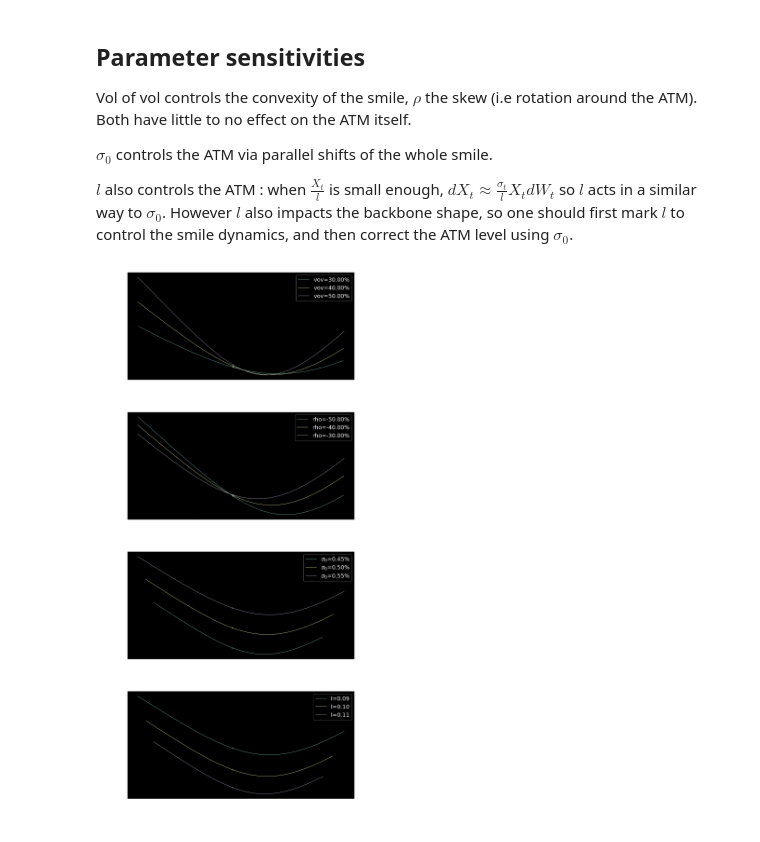
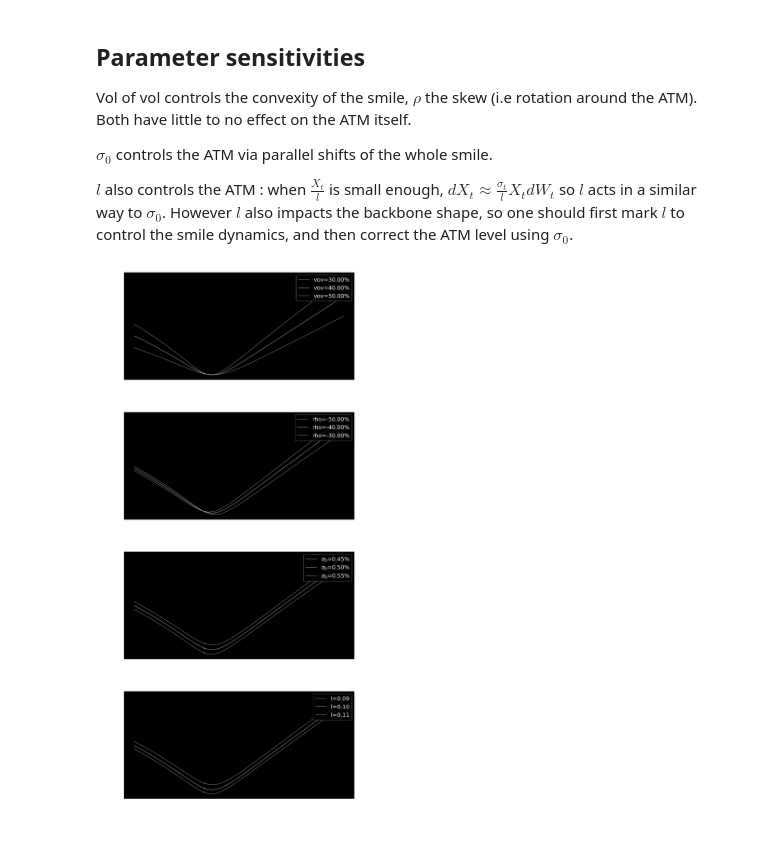
Before and after one commit to sauxpa/Quant, a Jupyter notebook: Vol Models/SABR_tanh.ipynb, the cells around one changed output. Cells and saved outputs as stored; diff of their text form; code cells hidden in the pictures.

```diff
--- a/Vol Models/SABR_tanh.ipynb
+++ b/Vol Models/SABR_tanh.ipynb
@@ -66,8 +66,8 @@ f = 2*ONE_PCT
 l = 0.1
 vov = 40*ONE_PCT
 rho = -40*ONE_PCT
-moneyness_lo = -8
-moneyness_hi = 6
+moneyness_lo = 1/10
+moneyness_hi = 3
 sigma_0 = 50*ONE_BP
 # %%
 Model_LN = SABR_tanh_LN(l=l, vov=vov, rho=rho, f=f, sigma_0=sigma_0,\
@@ -185,12 +185,15 @@ rho = -40*ONE_PCT
 sigma_0 = 200*ONE_BP
 l = 0.1
 
+moneyness_lo = 0.5
+moneyness_hi = 2
+
 Model_LN = SABR_tanh_LN(l=l, vov=vov, rho=rho, f=f, sigma_0=sigma_0,\
                          n_strikes=N_STRIKES, T_expiry=1,\
-                         moneyness_lo=-3, moneyness_hi=3)
+                         moneyness_lo=moneyness_lo, moneyness_hi=moneyness_hi)
 Model_N = SABR_tanh_N(l=l, vov=vov, rho=rho, f=f, sigma_0=sigma_0,\
                        n_strikes=N_STRIKES, T_expiry=1,\
-                       moneyness_lo=-3, moneyness_hi=3)
+                       moneyness_lo=moneyness_lo, moneyness_hi=moneyness_hi)
 
 models = [Model_LN, Model_N]
 
@@ -237,12 +240,15 @@ rho = -40*ONE_PCT
 sigma_0 = 50*ONE_BP
 l = 0.01
 
+moneyness_lo = 0.5
+moneyness_hi = 2
+
 Model_LN = SABR_tanh_LN(l=l, vov=vov, rho=rho, f=f, sigma_0=sigma_0,\
                          n_strikes=N_STRIKES, T_expiry=1,\
-                         moneyness_lo=-3, moneyness_hi=3)
+                         moneyness_lo=moneyness_lo, moneyness_hi=moneyness_hi)
 Model_N = SABR_tanh_N(l=l, vov=vov, rho=rho, f=f, sigma_0=sigma_0,\
                        n_strikes=N_STRIKES, T_expiry=1,\
-                       moneyness_lo=-3, moneyness_hi=3)
+                       moneyness_lo=moneyness_lo, moneyness_hi=moneyness_hi)
 
 models = [Model_LN, Model_N]
 
@@ -295,12 +301,15 @@ rho = -40*ONE_PCT
 sigma_0 = 50*ONE_BP
 l = 0.1
 
+moneyness_lo = 0.5
+moneyness_hi = 2
+
 fig, axes = plt.subplots(figsize=(21, 45), nrows=4, ncols=1)
 
 ax = axes[0]
 model = SABR_tanh_N(l=l, vov=vov, rho=rho, f=f, sigma_0=sigma_0,\
                     n_strikes=N_STRIKES, T_expiry=1,\
-                    moneyness_lo=-3, moneyness_hi=3)
+                    moneyness_lo=moneyness_lo, moneyness_hi=moneyness_hi)
 
 for vov_shock in vov_shocks:
     model.vov = vov+vov_shock
@@ -320,7 +329,7 @@ for vov_shock in vov_shocks:
 ax = axes[1]
 model = SABR_tanh_N(l=l, vov=vov, rho=rho, f=f, sigma_0=sigma_0,\
                     n_strikes=N_STRIKES, T_expiry=1,\
-                    moneyness_lo=-3, moneyness_hi=3)
+                    moneyness_lo=moneyness_lo, moneyness_hi=moneyness_hi)
 
 for rho_shock in rho_shocks:
     model.rho = rho+rho_shock
@@ -340,7 +349,7 @@ for rho_shock in rho_shocks:
 ax = axes[2]
 model = SABR_tanh_N(l=l, vov=vov, rho=rho, f=f, sigma_0=sigma_0,\
                     n_strikes=N_STRIKES, T_expiry=1,\
-                    moneyness_lo=-3, moneyness_hi=3)
+                    moneyness_lo=moneyness_lo, moneyness_hi=moneyness_hi)
 
 for sigma_0_shock in sigma_0_shocks:
     model.sigma_0 = sigma_0+sigma_0_shock
@@ -351,32 +360,32 @@ for sigma_0_shock in sigma_0_shocks:
     ax.scatter([model.f], [model.ATM], marker='x')
 
     ax.set_xlabel(xlabel, fontsize=FONT_SIZE)
     ax.set_ylabel(ylabel, fontsize=FONT_SIZE)
     ax.legend(loc='upper right', prop={'size': LEGEND_SIZE})
     ax.tick_params(labelsize=FONT_SIZE)
     ax.xaxis.set_major_formatter(FuncFormatter(lambda x, _: '{:.2%}'.format(x)))
     ax.set_title('Initial vol shock', fontsize=FONT_SIZE)
 
 ax = axes[3]
 model = SABR_tanh_N(l=l, vov=vov, rho=rho, f=f, sigma_0=sigma_0,\
                     n_strikes=N_STRIKES, T_expiry=1,\
-                    moneyness_lo=-3, moneyness_hi=3)
+                    moneyness_lo=moneyness_lo, moneyness_hi=moneyness_hi)
 
 for l_shock in l_shocks:
     model.l = l*l_shock
     smile = model.smile.values()
     label = r'l={:.2f}'.format(model.l)
     ax.plot(model.strike_grid, smile, label=label)
     ax.scatter([model.f], [model.ATM], marker='x')
 
     ax.set_xlabel(xlabel, fontsize=FONT_SIZE)
     ax.set_ylabel(ylabel, fontsize=FONT_SIZE)
     ax.legend(loc='upper right', prop={'size': LEGEND_SIZE})
     ax.tick_params(labelsize=FONT_SIZE)
     ax.xaxis.set_major_formatter(FuncFormatter(lambda x, _: '{:.2%}'.format(x)))
     ax.set_title(r'l shock', fontsize=FONT_SIZE)
 
 plt.tight_layout()
 plt.show()
 # %% [output]
-[figure, old version]
+[figure, new version]
```
Also changed, not shown: parts of 5 cells of this notebook, 4 other files.
